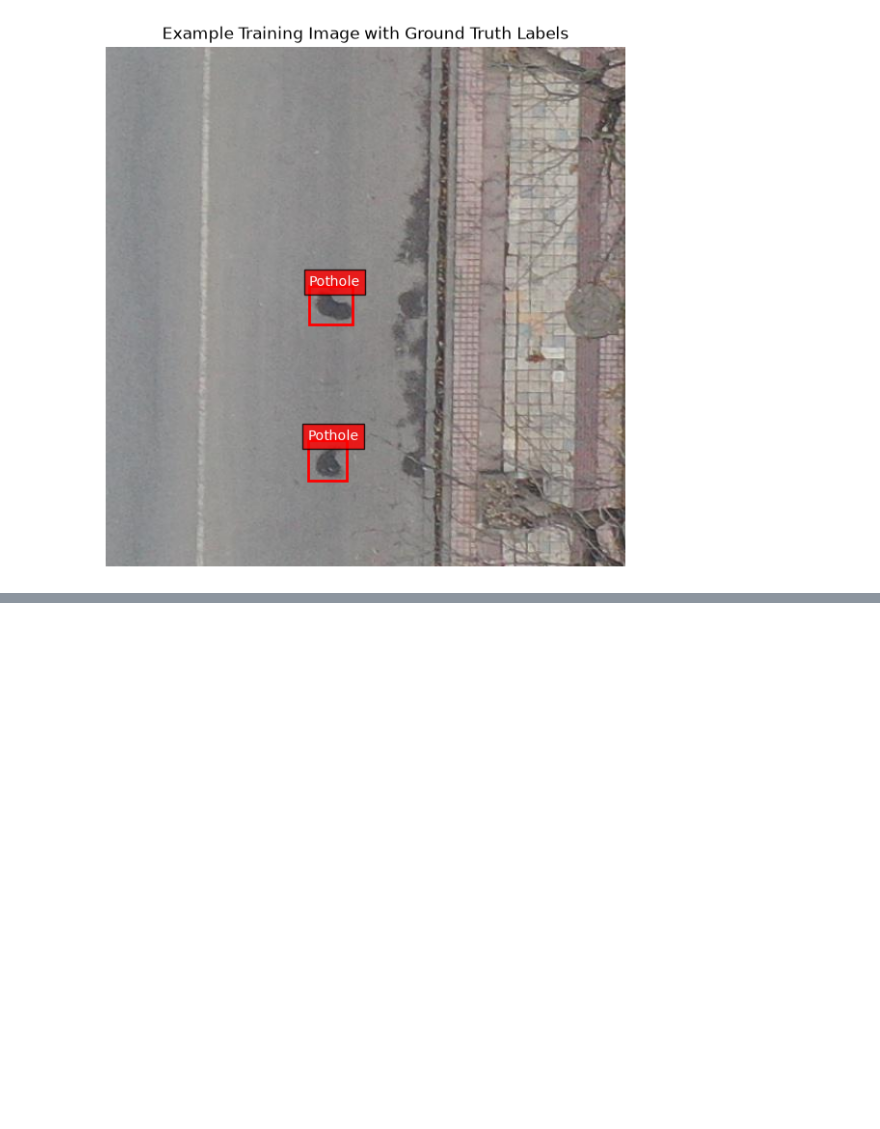
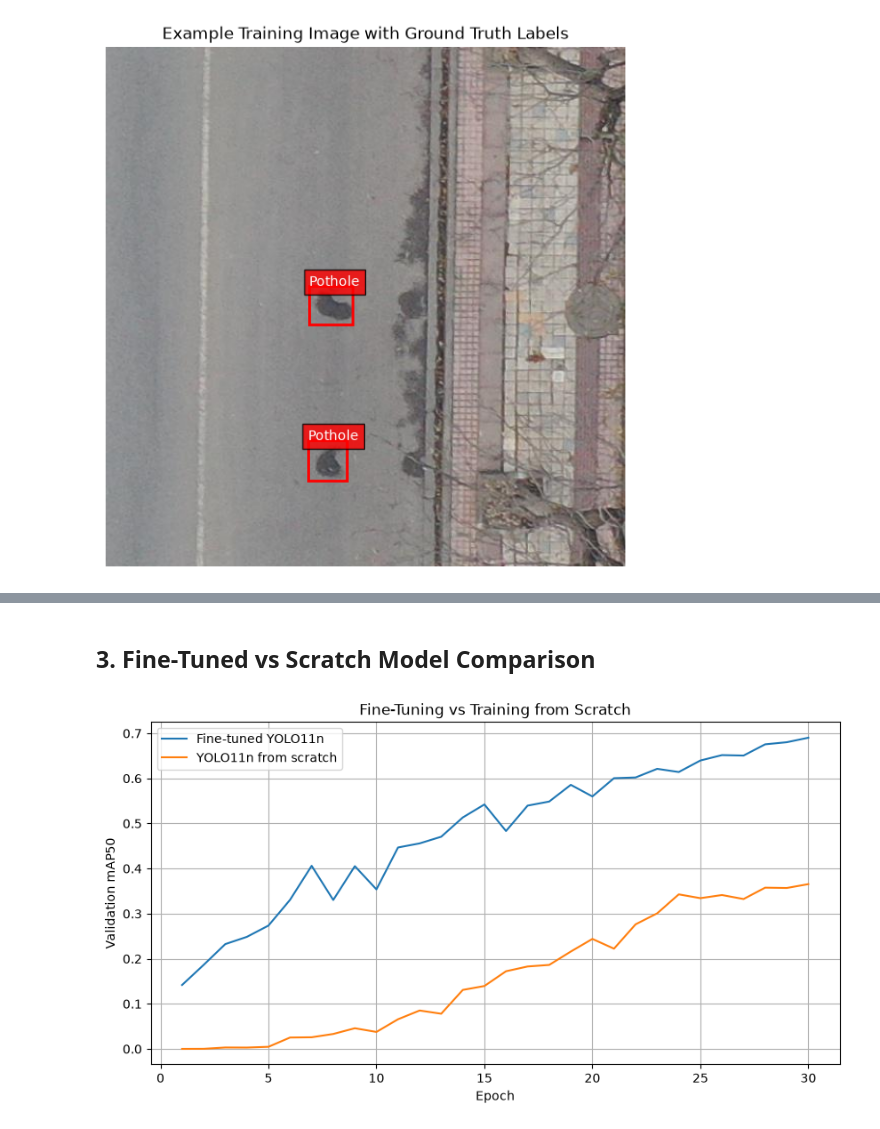
Before and after one commit to 94921234/daiist-assignment-2, a Jupyter notebook: train.ipynb, the cells around one changed output, grey strips where cells are left out. Saved outputs shown, nothing was run; the diff lists cells and outputs as text; code cells hidden in the pictures; blank space fills up the shorter version.

```diff
--- a/train.ipynb
+++ b/train.ipynb
@@ -233,0 +293,32 @@ plt.show()
+# %% [markdown]
+## 3. Fine-Tuned vs Scratch Model Comparison
+# %%
+import pandas as pd
+import matplotlib.pyplot as plt
+
+fine = pd.read_csv("artifacts/asphalt_yolo11n_results.csv")
+scratch = pd.read_csv("artifacts/scratch_results.csv")
+
+plt.figure(figsize=(10, 5))
+
+plt.plot(
+    fine["epoch"],
+    fine["metrics/mAP50(B)"],
+    label="Fine-tuned YOLO11n"
+)
+
+plt.plot(
+    scratch["epoch"],
+    scratch["metrics/mAP50(B)"],
+    label="YOLO11n from scratch"
+)
+
+plt.xlabel("Epoch")
+plt.ylabel("Validation mAP50")
+plt.title("Fine-Tuning vs Training from Scratch")
+plt.legend()
+plt.grid(True)
+
+plt.show()
+# %% [output]
+[figure, added]
```
Also changed, not shown: parts of 3 cells of this notebook, 3 other files.
